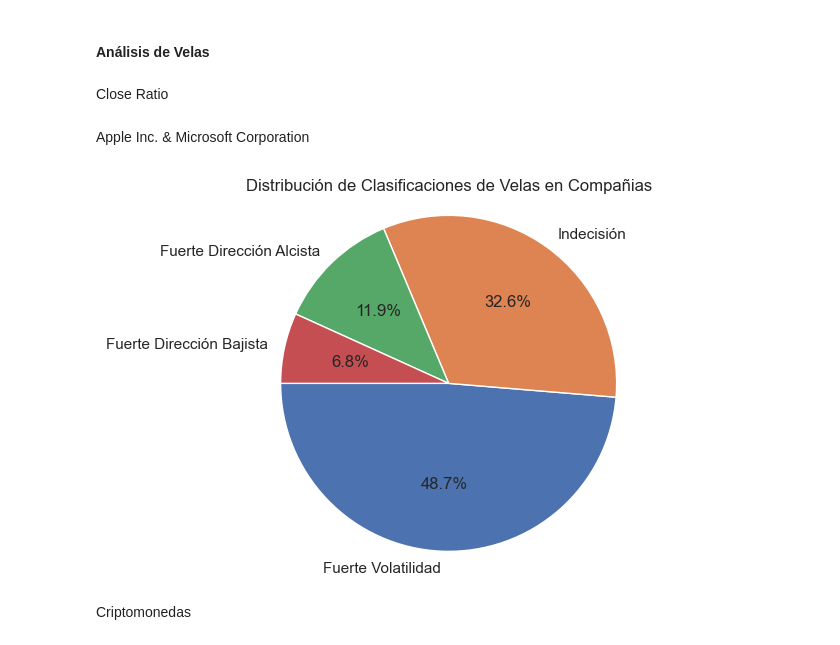
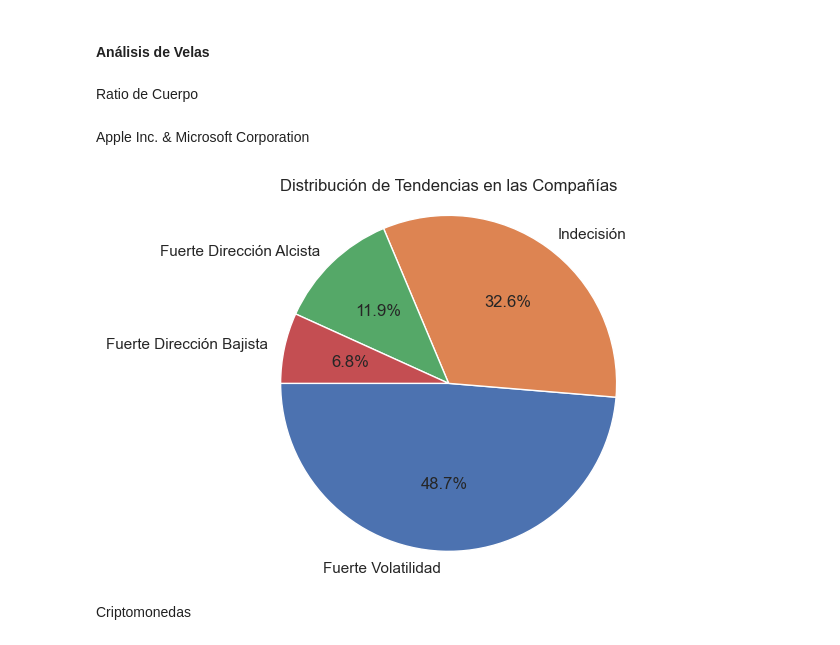
Before and after one commit to Benjaminmxxx/DataAnalytics, a Jupyter notebook: EDA.ipynb, the cells around one changed output. Cells and saved outputs as stored; diff of their text form; code cells hidden in the pictures.

```diff
--- a/EDA.ipynb
+++ b/EDA.ipynb
@@ -302,18 +272,18 @@ Text(0.5, 1.0, 'Otras monedas del Top')
 [figure]
 # %% [markdown]
 #### Análisis de Velas
-# %% [markdown]
-Close Ratio
+# %% [markdown]
+Ratio de Cuerpo
 # %% [markdown]
 Apple Inc. & Microsoft Corporation
 # %%
 classification_counts = df_DataTec['Clasificación'].value_counts()
 plt.pie(classification_counts, labels=classification_counts.index, autopct='%1.1f%%', startangle=180)
 plt.axis('equal')  # Equal aspect ratio ensures that pie is drawn as a circle.
-plt.title('Distribución de Clasificaciones de Velas en Compañias')
+plt.title('Distribución de Tendencias en las Compañías')
 plt.show()
 # %% [output]
-[figure, old version]
+[figure, new version]
 # %% [markdown]
 Criptomonedas
 # %%
```
Also changed, not shown: parts of 6 cells of this notebook, 1 other file.
